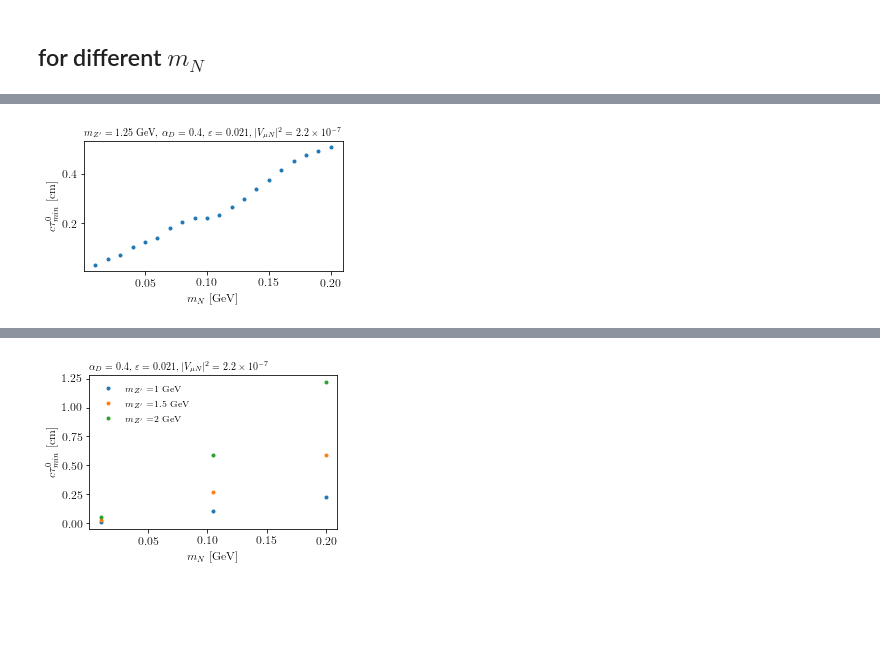
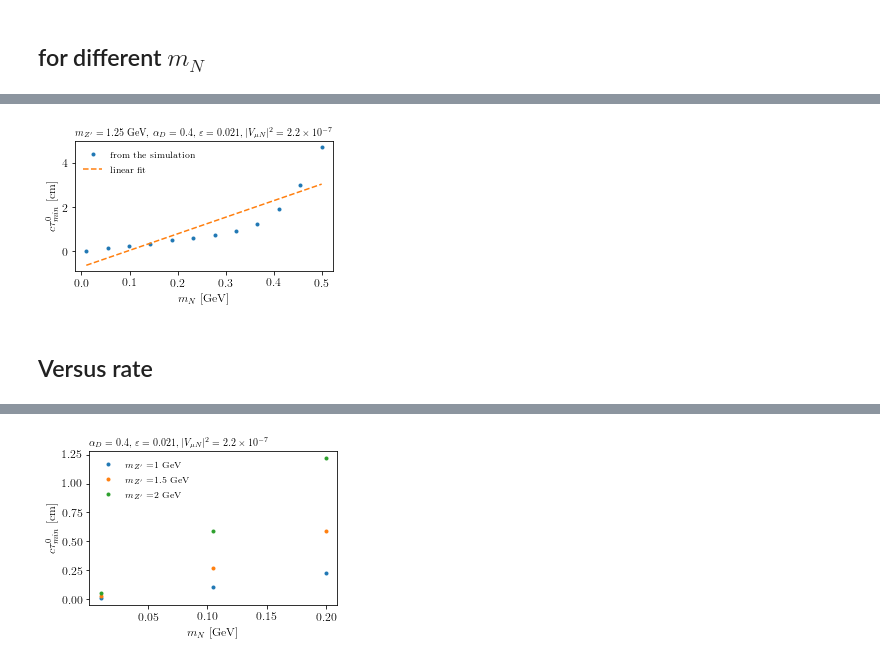
Before and after one commit to mhostert/dark-neutrinos-at-T2K, a Jupyter notebook: exp_analysis/4_lifetime.ipynb, the cells around one changed output, grey strips where cells are left out. Drawn from its saved outputs; the diff is of its cells as text; code cells hidden in the pictures; blank space fills up the shorter version.

```diff
--- a/exp_analysis/4_lifetime.ipynb
+++ b/exp_analysis/4_lifetime.ipynb
@@ -236,0 +283,5 @@ plt.savefig(save_folder+'n_events_vs_ctau_vs_V_ND.png', bbox_inches='tight', tra
+# %%
+from scipy.optimize import curve_fit
+
+def f_fit(ups, t0, c):
+    return t0/(np.log10(ups) - c)
@@ -236,0 +488,11 @@ plt.savefig(save_folder+'n_events_vs_ctau_vs_V_ND.png', bbox_inches='tight', tra
+# %%
+ax = set_canvas_basic()
+
+for i, rate in enumerate(rate_no_ctau[0]):
+    # print([ctau_0_s[j][i, 0] for j in range(len(ctau_0_s))])
+    ax.plot(m4_s, [ctau_0_s[j][i, 0] for j in range(len(ctau_0_s))])
+
+ax.set_xlabel(r'$m_N$ [GeV]')
+ax.set_ylabel(r'$c \tau^0_{min}$ [cm]')
+ax.set_title('Event rate, from low to high')
+# ax.set_yscale('log')
@@ -269,21 +726,26 @@ def get_ctau0_min(this_point, base_like):
                            kind='cubic')
     print(this_point['external_ctau'])
     print(leff-likelihood_levels_1d[0.9])
-    return root_scalar(like_interp, method='brentq',
+    try:
+        aux = root_scalar(like_interp, method='brentq',
                           bracket=[this_point['external_ctau'][0], this_point['external_ctau'][-1]],
                           fprime=None, fprime2=None, x0=(this_point['external_ctau'][0]+this_point['external_ctau'][-1])/2).root
+    except:
+        aux = None
+
+    return aux
 # %%
-m4_s = np.linspace(0.01, 0.2, 20)
+m4_s = np.linspace(0.01, 0.5, 12)
 ctau_min_s = []
 for m4 in m4_s:
-    print(m4)
+    # print(m4)
     this_point = deepcopy(physics_parameters[hierarchy]['bp'])
     this_point['m4'] = m4
-    this_point['external_ctau'] = np.geomspace(0.001, 5, 20)
+    this_point['external_ctau'] = np.geomspace(0.001, 15, 20)
     for i in range(1, 2):
         ctau_min = get_ctau0_min(this_point, base_like)
-        print(ctau_min)
-        this_point['external_ctau'] = np.geomspace(ctau_min/(1+1/i**2), ctau_min*(1+1/i**2), 20)
+        # print(ctau_min)
+        # this_point['external_ctau'] = np.geomspace(ctau_min/(1+1/i**2), ctau_min*(1+1/i**2), 20)
 
     ctau_min_s.append(ctau_min)
 # %% [output]
@@ -328,16 +792,24 @@ plt.savefig(save_folder + 'ctau_div_mn_vs_mn.pdf')
 # %%
 fig = plt.figure()
 axes_form = [0.17,0.19,0.81,0.64]
 ax = fig.add_axes(axes_form)
 
 ax.plot(m4_s,
          ctau_min_s,
-         '.')
+         '.',
+        label='from the simulation')
+
+lin_fit = Polynomial.fit(m4_s, ctau_min_s, deg=1)
+ax.plot(m4_s, lin_fit(m4_s),
+         '--', label='linear fit')
 ax.set_xlabel(r'$m_N$ [GeV]')
 ax.set_ylabel(r'$c \tau^0_{min}$ [cm]')
+ax.legend()
 set_plot_title(ax,
                **this_point_for_title
                )
-plt.savefig(save_folder + 'ctau_vs_mn.pdf')
+# plt.savefig(save_folder + 'ctau_vs_mn.pdf')
 # %% [output]
-[figure, old version]
+[figure, new version]
+# %% [markdown]
+## Versus rate
```
Also changed, not shown: parts of 66 cells of this notebook, 13 other files.
